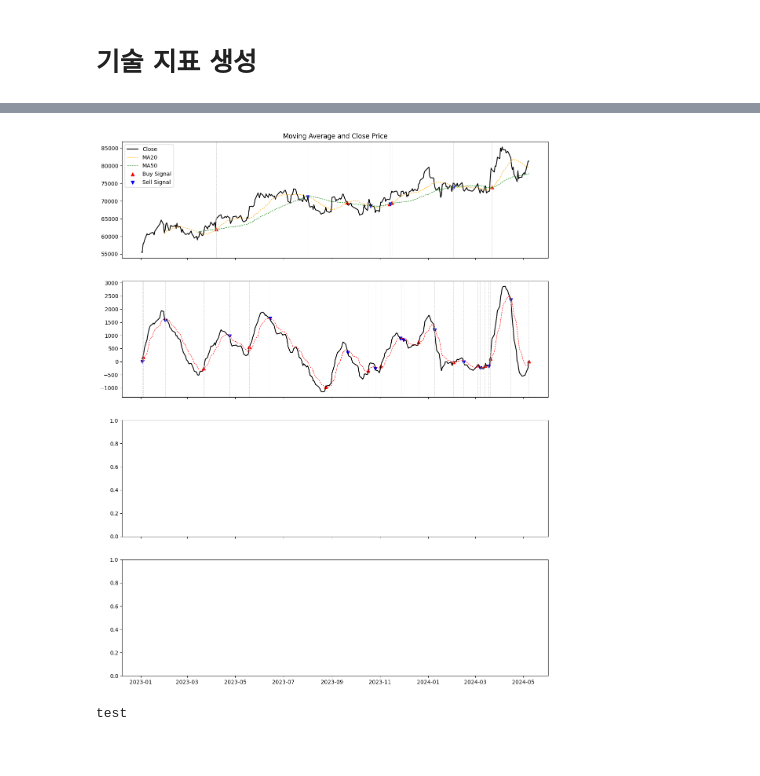
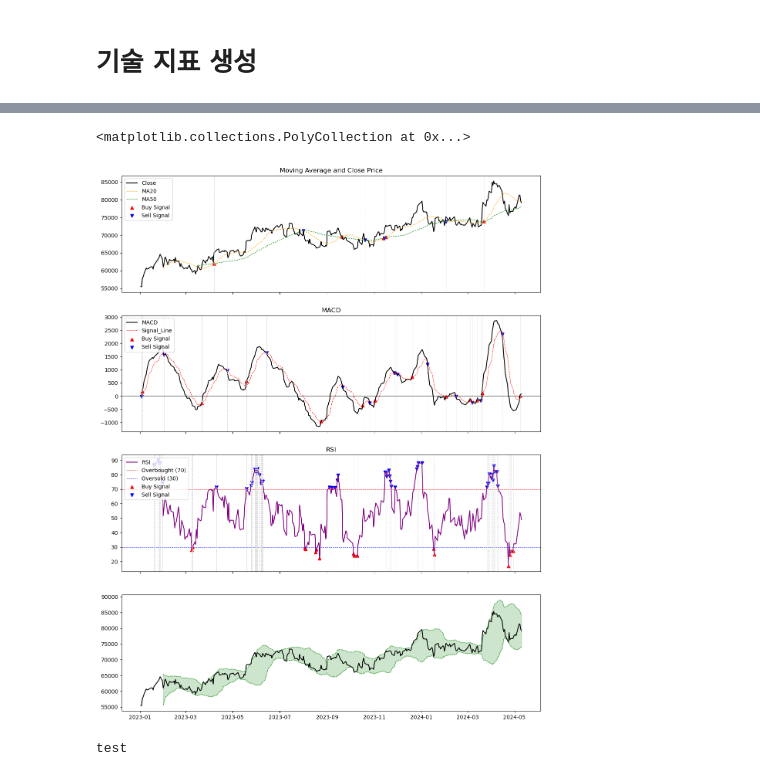
Before and after one commit to iop2000win/Stock_Analysis, a Jupyter notebook: Stock_Analysis.ipynb, the cells around one changed output, grey strips where cells are left out. Drawn from its saved outputs; the diff is of its cells as text; code cells hidden in the pictures.

```diff
--- a/Stock_Analysis.ipynb
+++ b/Stock_Analysis.ipynb
@@ -198,27 +212,51 @@ df.head(1).T
 # %%
 fig, axes = plt.subplots(nrows = 4, ncols =1, figsize = (14, 18), sharex = True, dpi = 100)
 
 # Moving Average
 axes[0].plot(df.index, df['Close'], label = 'Close', color = 'black')
 axes[0].plot(df.index, df['ma_20'], label = 'MA20', color = 'orange', linestyle = '--', linewidth = 0.8)
 axes[0].plot(df.index, df['ma_50'], label = 'MA50', color = 'green', linestyle = '--', linewidth = 0.8)
 axes[0].scatter(df.index, df['buy_signal_ma'], color = 'red', label = 'Buy Signal', marker = '^')
 axes[0].scatter(df.index, df['sell_signal_ma'], color = 'blue', label = 'Sell Signal', marker = 'v')
 for idx in df.iloc[np.where(df['buy_signal_ma'].notnull() | df['sell_signal_ma'].notnull())[0]].index:
     axes[0].axvline(idx, color = 'lightgray', linestyle = 'dashed', linewidth = 0.7)
 
 axes[0].set_title('Moving Average and Close Price')
 axes[0].legend(loc = 'upper left')
 
 # MACD - (y = 0) 라인 그려주기
 axes[1].plot(df.index, df['macd'], label = 'MACD', color = 'black')
 axes[1].plot(df.index, df['signal_line'], label = 'Signal_Line', color = 'red', linestyle = '--', linewidth = 0.8)
 axes[1].scatter(df.index, df['buy_signal_macd'], color = 'red', label = 'Buy Signal', marker = '^')
 axes[1].scatter(df.index, df['sell_signal_macd'], color = 'blue', label = 'Sell Signal', marker = 'v')
 for idx in df.iloc[np.where(df['buy_signal_macd'].notnull() | df['sell_signal_macd'].notnull())[0]].index:
     axes[1].axvline(idx, color = 'lightgray', linestyle = 'dashed', linewidth = 0.7)
+axes[1].axhline(0, color = 'black', linewidth = 0.7)
+
+axes[1].set_title('MACD')
+axes[1].legend(loc = 'upper left')
+
+# RSI지표
+axes[2].plot(df.index, df['rsi'], label = 'RSI', color = 'purple')
+axes[2].axhline(70, color = 'red', label = 'Overbought (70)', linestyle = 'dashed', linewidth = 0.7)
+axes[2].axhline(30, color = 'blue', label = 'Oversold (30)', linestyle = 'dashed', linewidth = 0.7)
+axes[2].scatter(df.index, df['buy_signal_rsi'], color = 'red', label = 'Buy Signal', marker = '^')
+axes[2].scatter(df.index, df['sell_signal_rsi'], color = 'blue', label = 'Sell Signal', marker = 'v')
+for idx in df.iloc[np.where(df['buy_signal_rsi'].notnull() | df['sell_signal_rsi'].notnull())[0]].index:
+    axes[2].axvline(idx, color = 'lightgray', linestyle = 'dashed', linewidth = 0.7)
+
+axes[2].set_title('RSI')
+axes[2].legend(loc = 'upper left')
+
+# Bollinger Band
+axes[3].plot(df.index, df['Close'], label = 'Close', color = 'black')
+axes[3].plot(df.index, df['upper_band'], label = 'Upper Band', color = 'green', linestyle = '--', linewidth = 0.7)
+axes[3].plot(df.index, df['lower_band'], label = 'Lower Band', color = 'green', linestyle = '--', linewidth = 0.7)
+axes[3].fill_between(df.index, df['upper_band'], df['lower_band'], color = 'green', alpha = 0.2)
+axes[3].scatter(df.index, df['buy_signal_bollinger'], color = 'red', label = 'Buy Signal', marker = 'v')
 # %% [output]
+<matplotlib.collections.PolyCollection at 0x...>
-[figure, old version]
+[figure, new version]
 # %%
 print('test')
 # %% [output]
```
Also changed, not shown: parts of 3 cells of this notebook.
